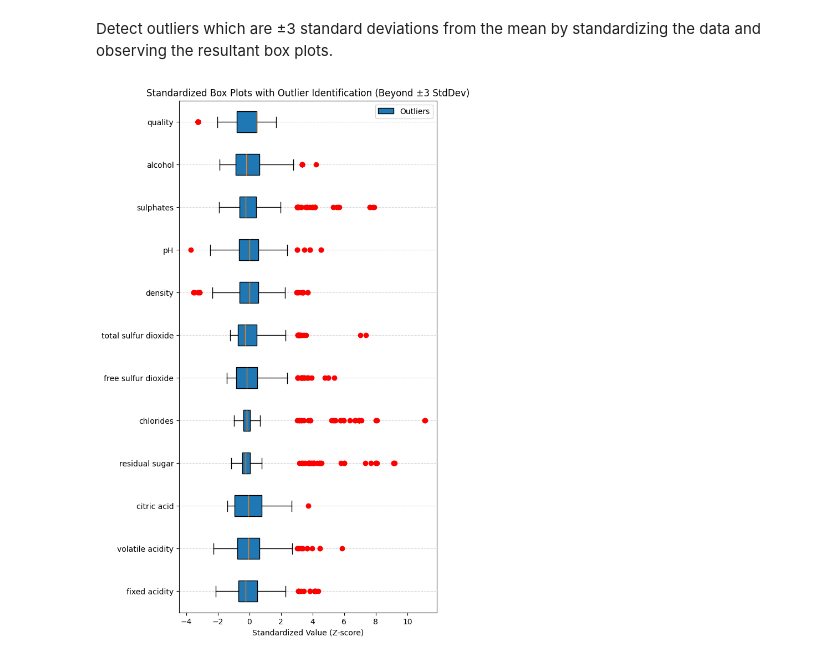
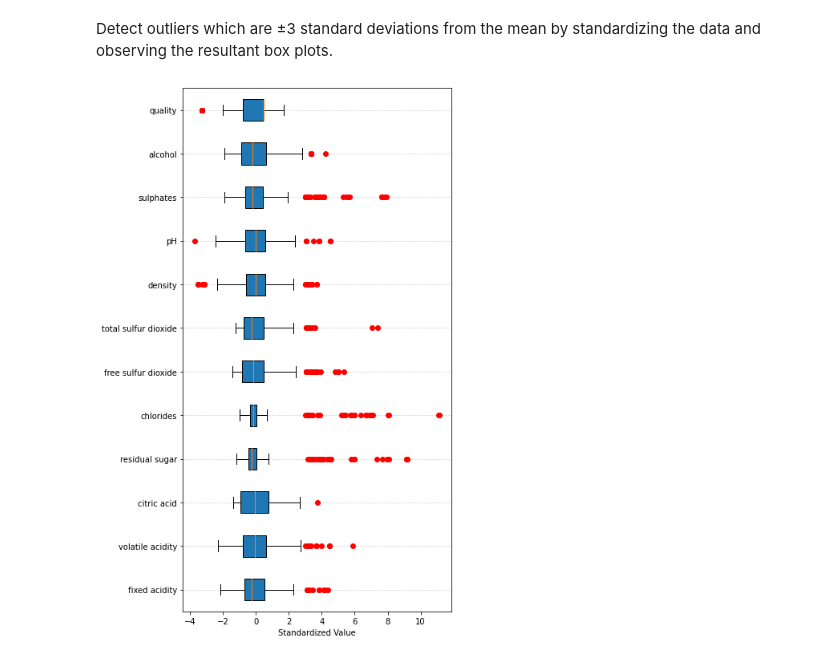
Before and after one commit to SaianPatel/Inferential-Stats-Red-Wine-Quality, a Jupyter notebook: 1_EDA.ipynb, the cells around one changed output. Saved outputs shown, nothing was run; the diff lists cells and outputs as text; code cells hidden in the pictures.

Commit message:
Update outlier identification plot

```diff
--- a/1_EDA.ipynb
+++ b/1_EDA.ipynb
@@ -122,31 +122,28 @@ Detect outliers which are ±3 standard deviations from the mean by standardizing
 # %%
 # Standardize each variable
 df_standardized = (df - df.mean()) / df.std()
 
 # Identify outliers: Values beyond ±3 standard deviations
 outlier_mask = df_standardized.abs() > 3
 
 # Plot the standardized box plots
 plt.figure(figsize=(6, 12))
 boxplot = plt.boxplot(df_standardized.values, vert=False, patch_artist=True, labels=df_standardized.columns)
 
 # Remove default fliers (black circles)
 for flier in boxplot['fliers']:
     flier.set_marker('')  # Hides black circles
 
 # Highlight only extreme outliers (beyond ±3 stddev) with red points
 for i, col in enumerate(df_standardized.columns):
     outlier_values = df_standardized[col][outlier_mask[col]]
     plt.scatter(outlier_values, np.full_like(outlier_values, i + 1), color='red', label="Outliers" if i == 0 else "", zorder=3)
 
 # Formatting
-# plt.xticks(rotation=45, ha="right", fontsize=10)
-plt.xlabel("Standardized Value (Z-score)")
-plt.title("Standardized Box Plots with Outlier Identification (Beyond ±3 StdDev)")
-plt.legend(["Outliers"], loc="upper right")
+plt.xlabel("Standardized Value")
 plt.grid(axis="y", linestyle="--", alpha=0.5)
 
 # Show plot
 plt.show()
 # %% [output]
-[figure, old version]
+[figure, new version]
```
